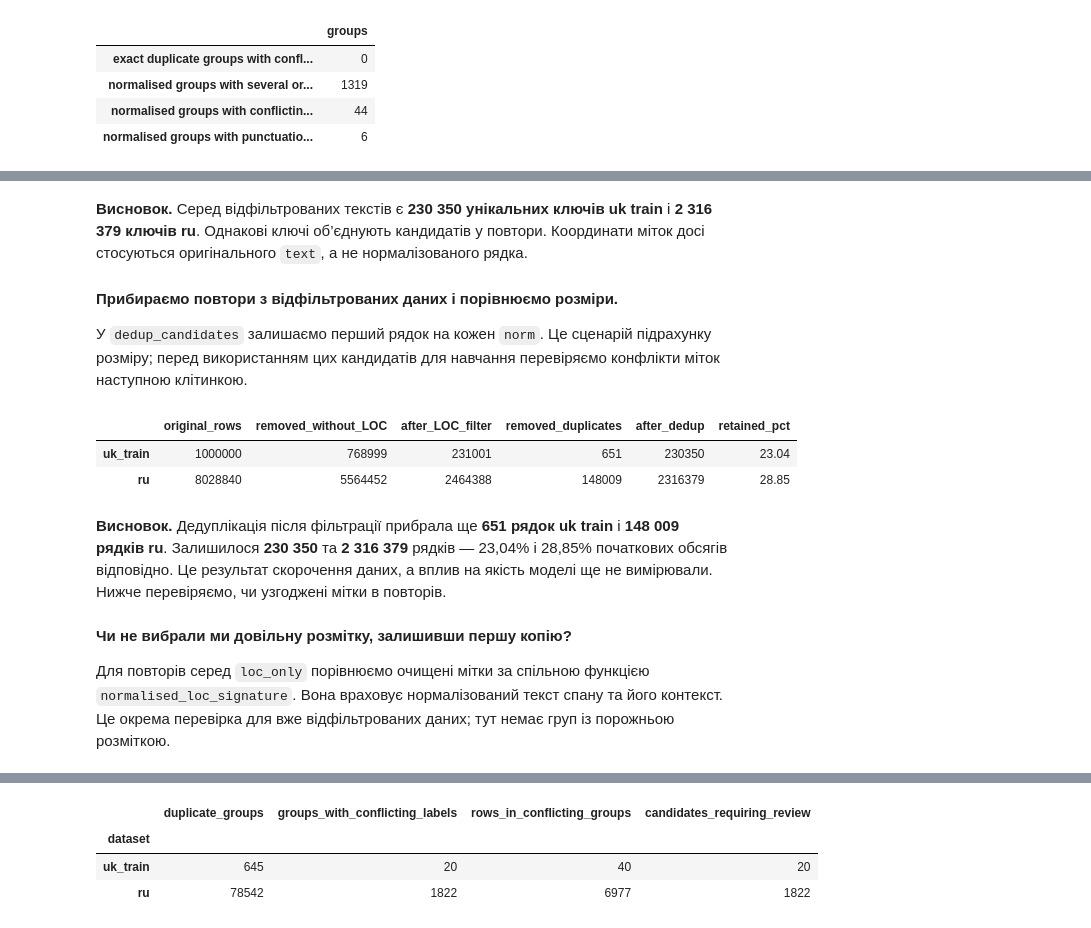
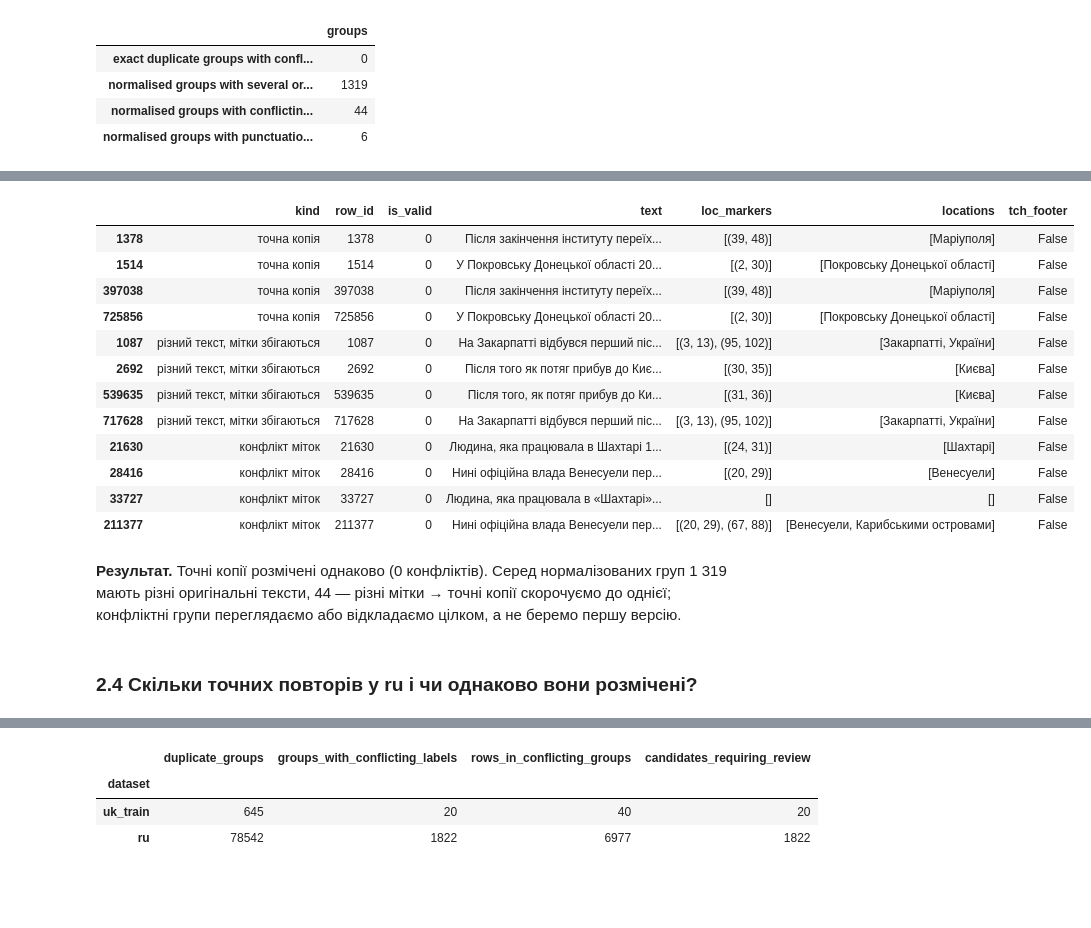
Before and after one commit to mykhailoisupov/RNN_for_NER, a Jupyter notebook: notebooks/EDA.ipynb, the cells around one changed output, grey strips where cells are left out. Saved outputs shown, nothing was run; the diff lists cells and outputs as text; code cells hidden in the pictures; blank space fills up the shorter version.

```diff
--- a/notebooks/EDA.ipynb
+++ b/notebooks/EDA.ipynb
@@ -922,37 +522,30 @@ pd.DataFrame({
-# %% [markdown]
-**Висновок.** Серед відфільтрованих текстів є **230 350 унікальних ключів uk train** і **2 316 379 ключів ru**. Однакові ключі об’єднують кандидатів у повтори. Координати міток досі стосуються оригінального `text`, а не нормалізованого рядка.
-# %% [markdown]
-**Прибираємо повтори з відфільтрованих даних і порівнюємо розміри.**
-
-У `dedup_candidates` залишаємо перший рядок на кожен `norm`. Це сценарій підрахунку розміру; перед використанням цих кандидатів для навчання перевіряємо конфлікти міток наступною клітинкою.
-# %%
-dedup_candidates = {
-    name: frame.drop_duplicates(subset="norm", keep="first").copy()
-    for name, frame in loc_only.items()
-}
-filter_dedup_result = pd.DataFrame({
-    name: {
-        "original_rows": len(training_sources[name]),
-        "removed_without_LOC": len(training_sources[name]) - len(loc_only[name]),
-        "after_LOC_filter": len(loc_only[name]),
-        "removed_duplicates": len(loc_only[name]) - len(frame),
-        "after_dedup": len(frame),
-        "retained_pct": round(100 * len(frame) / len(training_sources[name]), 2),
-    }
-    for name, frame in dedup_candidates.items()
-}).T
-count_columns = filter_dedup_result.columns.drop("retained_pct")
-filter_dedup_result[count_columns] = filter_dedup_result[count_columns].astype(int)
-assert all(not frame.norm.duplicated().any() for frame in dedup_candidates.values())
-assert (filter_dedup_result.original_rows - filter_dedup_result.removed_without_LOC - filter_dedup_result.removed_duplicates).equals(filter_dedup_result.after_dedup)
-filter_dedup_result
-# %% [output]
-|  | original_rows | removed_without_LOC | after_LOC_filter | removed_duplicates | after_dedup | retained_pct |
-| uk_train | 1000000 | 768999 | 231001 | 651 | 230350 | 23.04 |
-| ru | 8028840 | 5564452 | 2464388 | 148009 | 2316379 | 28.85 |
-# %% [markdown]
-**Висновок.** Дедуплікація після фільтрації прибрала ще **651 рядок uk train** і **148 009 рядків ru**. Залишилося **230 350** та **2 316 379** рядків — 23,04% і 28,85% початкових обсягів відповідно. Це результат скорочення даних, а вплив на якість моделі ще не вимірювали. Нижче перевіряємо, чи узгоджені мітки в повторів.
-# %% [markdown]
-**Чи не вибрали ми довільну розмітку, залишивши першу копію?**
-
-Для повторів серед `loc_only` порівнюємо очищені мітки за спільною функцією `normalised_loc_signature`. Вона враховує нормалізований текст спану та його контекст. Це окрема перевірка для вже відфільтрованих даних; тут немає груп із порожньою розміткою.
+# %%
+example_kinds = {
+    "точна копія": uk_duplicate_groups.text_versions.eq(1) & uk_duplicate_groups.rows_with_loc.gt(0),
+    "різний текст, мітки збігаються": uk_duplicate_groups.text_versions.gt(1) & uk_duplicate_groups.rows_with_loc.gt(0) & uk_duplicate_groups.label_versions.eq(1),
+    "конфлікт міток": uk_duplicate_groups.label_versions.gt(1),
+}
+duplicate_examples = pd.concat([
+    uk_repeats[uk_repeats.norm.isin(uk_duplicate_groups.index[mask][:2])].assign(kind=kind)
+    for kind, mask in example_kinds.items()
+])
+with pd.option_context("display.max_colwidth", None):
+    display(duplicate_examples[["kind", "row_id", "is_valid", "text", "loc_markers", "locations", "tch_footer"]])
+# %% [output]
+|  | kind | row_id | is_valid | text | loc_markers | locations | tch_footer |
+| 1378 | точна копія | 1378 | 0 | Після закінчення інституту переїх... | [(39, 48)] | [Маріуполя] | False |
+| 1514 | точна копія | 1514 | 0 | У Покровську Донецької області 20... | [(2, 30)] | [Покровську Донецької області] | False |
+| 397038 | точна копія | 397038 | 0 | Після закінчення інституту переїх... | [(39, 48)] | [Маріуполя] | False |
+| 725856 | точна копія | 725856 | 0 | У Покровську Донецької області 20... | [(2, 30)] | [Покровську Донецької області] | False |
+| 1087 | різний текст, мітки збігаються | 1087 | 0 | На Закарпатті відбувся перший піс... | [(3, 13), (95, 102)] | [Закарпатті, України] | False |
+| 2692 | різний текст, мітки збігаються | 2692 | 0 | Після того як потяг прибув до Киє... | [(30, 35)] | [Києва] | False |
+| 539635 | різний текст, мітки збігаються | 539635 | 0 | Після того, як потяг прибув до Ки... | [(31, 36)] | [Києва] | False |
+| 717628 | різний текст, мітки збігаються | 717628 | 0 | На Закарпатті відбувся перший піс... | [(3, 13), (95, 102)] | [Закарпатті, України] | False |
+| 21630 | конфлікт міток | 21630 | 0 | Людина, яка працювала в Шахтарі 1... | [(24, 31)] | [Шахтарі] | False |
+| 28416 | конфлікт міток | 28416 | 0 | Нині офіційна влада Венесуели пер... | [(20, 29)] | [Венесуели] | False |
+| 33727 | конфлікт міток | 33727 | 0 | Людина, яка працювала в «Шахтарі»... | [] | [] | False |
+| 211377 | конфлікт міток | 211377 | 0 | Нині офіційна влада Венесуели пер... | [(20, 29), (67, 88)] | [Венесуели, Карибськими островами] | False |
+# %% [markdown]
+**Результат.** Точні копії розмічені однаково (0 конфліктів). Серед нормалізованих груп 1 319 мають різні оригінальні тексти, 44 — різні мітки → точні копії скорочуємо до однієї; конфліктні групи переглядаємо або відкладаємо цілком, а не беремо першу версію.
+# %% [markdown]
+### 2.4 Скільки точних повторів у ru і чи однаково вони розмічені?
```
Also changed, not shown: parts of 431 cells of this notebook.
